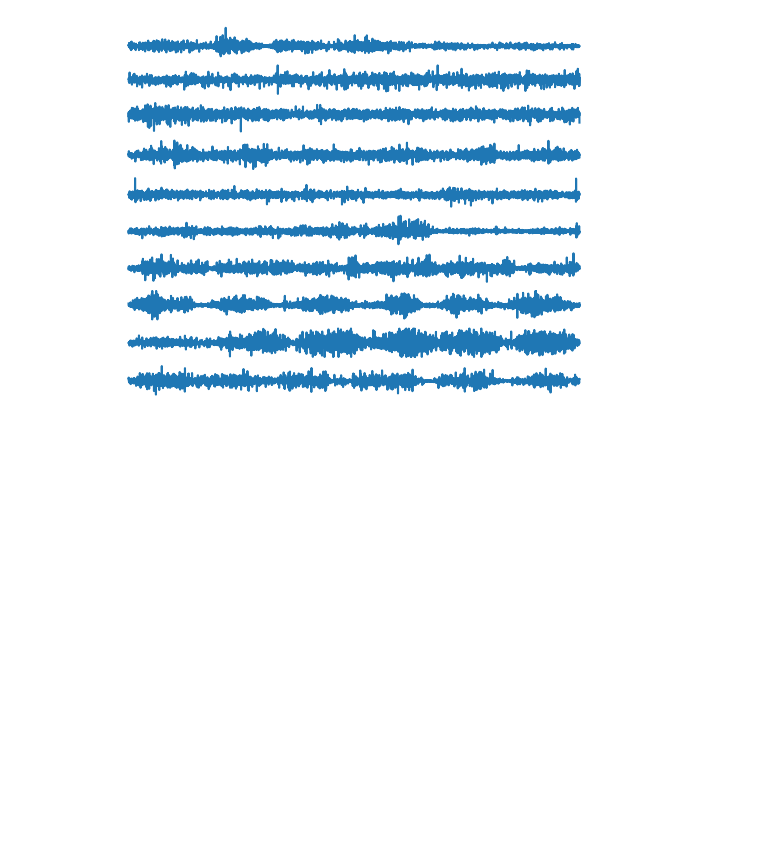
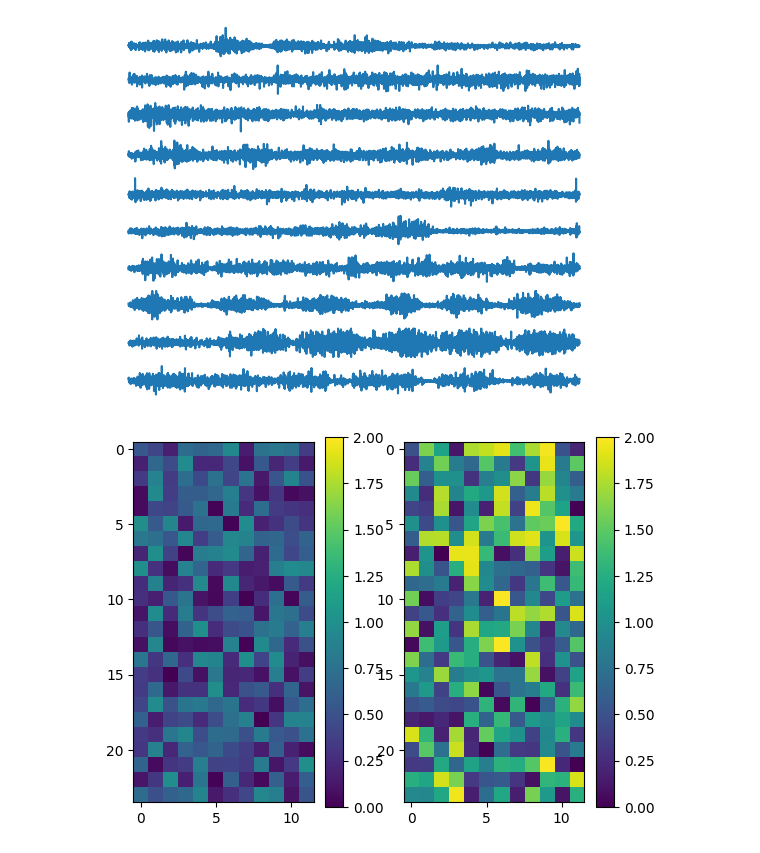
Before and after one commit to Auditor1234/myo_semg, a Jupyter notebook: visualization.ipynb, the cells around one changed output. Saved outputs shown, nothing was run; the diff lists cells and outputs as text; code cells hidden in the pictures; blank space fills up the shorter version.

```diff
--- a/visualization.ipynb
+++ b/visualization.ipynb
@@ -238,3 +238,22 @@ D:/Download/Datasets/Ninapro/DB5/s1/S1_E1_A1.mat has read, get 10 types movement
 emg.length =  10
 label =  [1, 2, 3, 4, 5, 6, 7, 8, 9, 10]
 [figure]
+# %%
+import matplotlib.pyplot as plt
+import numpy as np
+from sklearn.ensemble import RandomForestRegressor
+# 生成随机数据作为示例
+x1 = np.random.rand(24, 12)  # 特征数据
+x2 = np.random.rand(24, 12) * 2
+
+plt.subplot(121)
+plt.imshow(x1, interpolation='nearest', cmap=None, vmin=0, vmax=2)
+plt.colorbar()
+plt.subplot(122)
+plt.imshow(x2, interpolation='nearest', cmap=None, vmin=0, vmax=2)
+# plt.imshow(np.concatenate([x1, x2], axis=0), interpolation='nearest', cmap=None, vmin=0, vmax=2)
+plt.colorbar()
+# 绘制特征重要性图
+plt.show()
+# %% [output]
+[figure, added]
```
Also changed, not shown: parts of 7 cells of this notebook, 10 other files.
